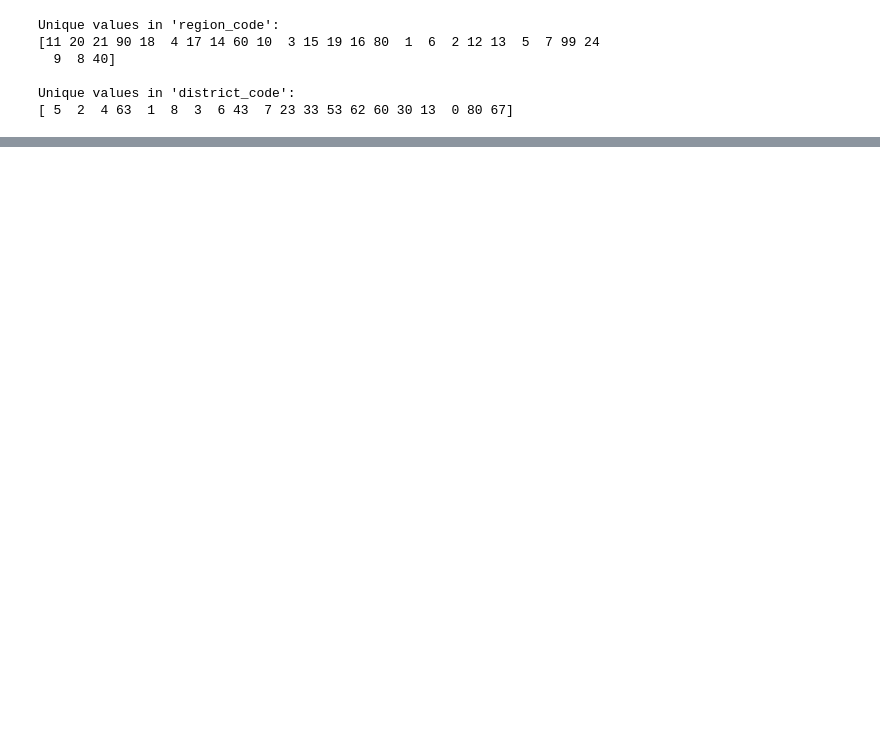
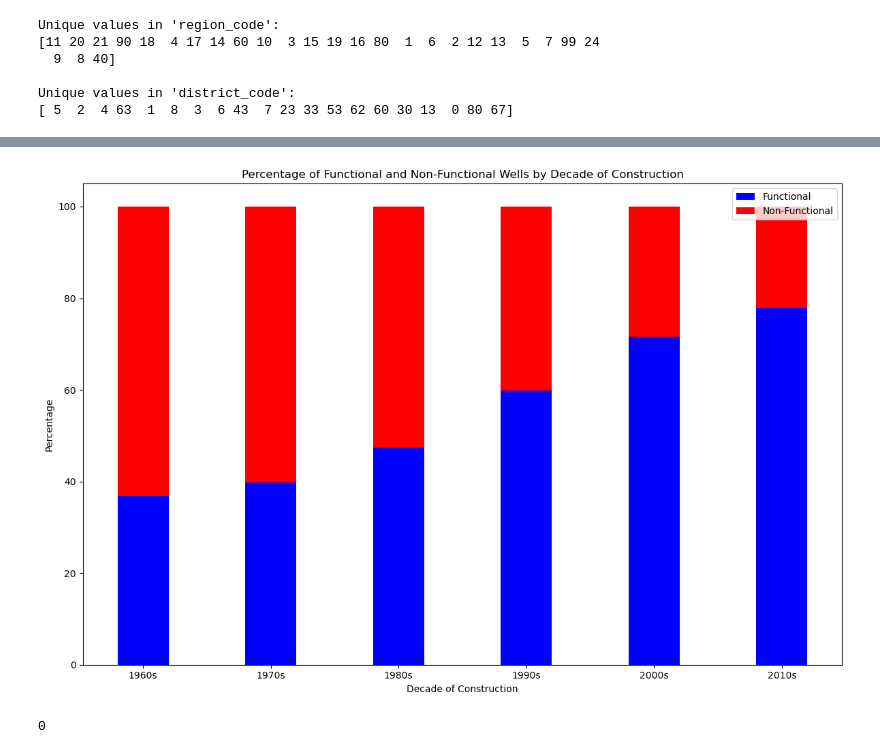
Before and after one commit to jguzzo522/twaterwell, a Jupyter notebook: tanwaterwell.ipynb, the cells around one changed output, grey strips where cells are left out. Cells and saved outputs as stored; diff of their text form; code cells hidden in the pictures; blank space fills up the shorter version.

```diff
--- a/tanwaterwell.ipynb
+++ b/tanwaterwell.ipynb
@@ -430,3 +460,5 @@ Considering the potential significance of the distinctions between different sou
 # %%
 # Drop the 'source_type' column
 merged_data.drop(columns=['source_type'], inplace=True)
+# Drop the 'source_class' column
+merged_data.drop(columns=['source_class'], inplace=True)
@@ -525,0 +528,5 @@ Unique values in 'district_code':
+# %%
+# Drop 'longitude' and 'latitude'
+merged_data.drop(columns=['longitude', 'latitude'], inplace=True)
+# Drop 'ward' and 'lga'
+merged_data.drop(columns=['ward', 'lga'], inplace=True)
@@ -525,0 +761,12 @@ Unique values in 'district_code':
+# %%
+# Round the construction years to the nearest whole number
+merged_data['construction_year'] = round(merged_data['construction_year'])
+
+# Recategorize construction years into decades
+merged_data['decade_construction'] = merged_data['construction_year'].apply(categorize_decade)
+
+# Display the count of construction years falling into each decade
+print("Count of Construction Years by Decade:")
+for decade in unique_decades:
+    count = merged_data[merged_data['decade_construction'] == decade].shape[0]
+    print(f"{decade}: {count}")
@@ -525,0 +782,56 @@ Unique values in 'district_code':
+# %%
+import matplotlib.pyplot as plt
+
+# Calculate the total count of wells for each decade category
+decade_total_counts = merged_data['decade_construction'].value_counts()
+
+# Group the dataset by decade category and status group, then count the number of wells in each group
+decade_status_counts = merged_data.groupby(['decade_construction', 'status_group_binary']).size().unstack(fill_value=0)
+
+# Calculate the percentage of functional and non-functional wells within each decade category
+decade_percentages = decade_status_counts.div(decade_total_counts, axis=0) * 100
+
+# Extract decades and status groups
+decades = decade_percentages.index
+status_groups = decade_percentages.columns
+
+# Define bar width
+bar_width = 0.4
+index = range(len(decades))
+
+# Plotting
+plt.figure(figsize=(12, 8))
+
+# Plot stacked bars for functional and non-functional wells for each decade category
+plt.bar(index, decade_percentages[1], bar_width, color='b', label='Functional')
+plt.bar(index, decade_percentages[0], bar_width, color='r', bottom=decade_percentages[1], label='Non-Functional')
+
+# Add labels, title, legend, and adjust layout
+plt.xlabel('Decade of Construction')
+plt.ylabel('Percentage')
+plt.title('Percentage of Functional and Non-Functional Wells by Decade of Construction')
+plt.xticks(index, decades)
+plt.legend()
+plt.tight_layout()
+plt.show()
+# %% [output]
+[figure, added]
+# %%
+# Create a KNNImputer object
+imputer = KNNImputer(n_neighbors=5)
+
+# Select the columns containing continuous variables
+continuous_columns = ['construction_year']
+# Replace missing values with NaN
+testvalues_cleaned.loc[testvalues_cleaned['construction_year'] == 0, 'construction_year'] = np.nan
+
+# Apply KNN imputation
+testvalues_cleaned_imputed = imputer.fit_transform(testvalues_cleaned[continuous_columns])
+
+# Replace the original construction year column with the imputed values
+testvalues_cleaned['construction_year'] = testvalues_cleaned_imputed
+
+# Check the results
+print(testvalues_cleaned['construction_year'].isnull().sum())  # Ensure there are no missing values remaining
+# %% [output]
+0
```
Also changed, not shown: parts of 99 cells of this notebook.
